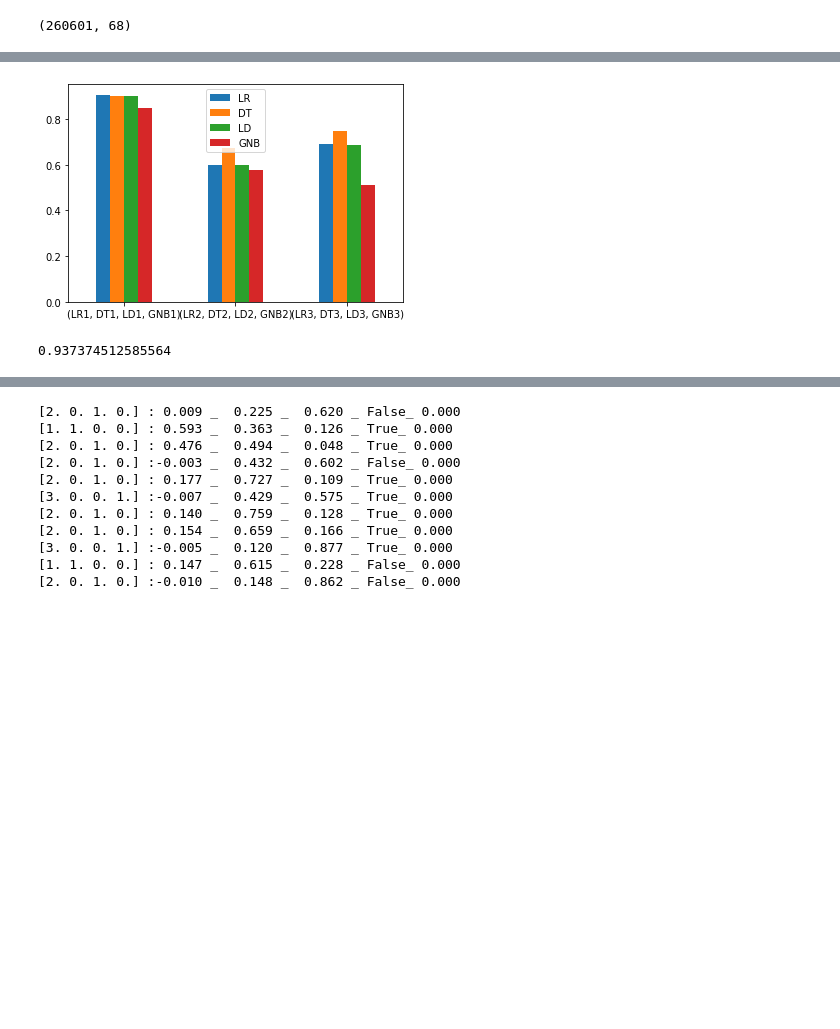
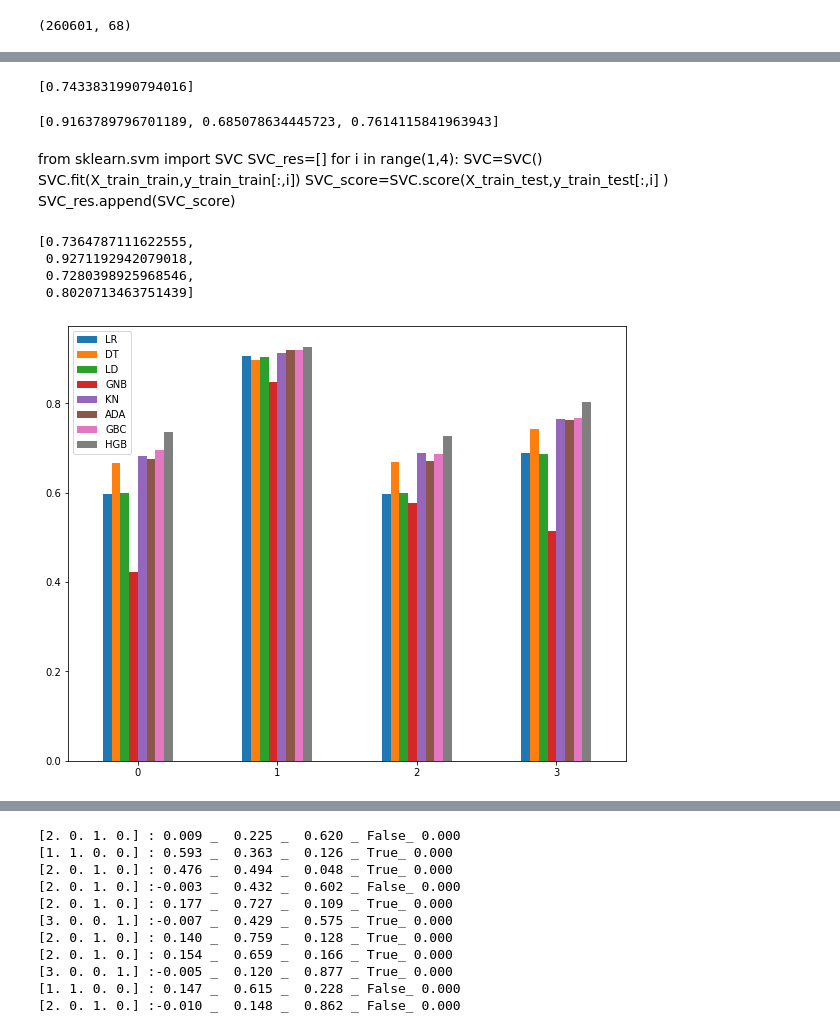
Before and after one commit to sipocz/_earthQuake, a Jupyter notebook: gpos_lin/_earthquake_distance_pos_keras.ipynb, the cells around one changed output, grey strips where cells are left out. Drawn from its saved outputs; the diff is of its cells as text; code cells hidden in the pictures; blank space fills up the shorter version.

```diff
--- a/gpos_lin/_earthquake_distance_pos_keras.ipynb
+++ b/gpos_lin/_earthquake_distance_pos_keras.ipynb
@@ -454,7 +496,7 @@ for i in range(1,4):
 # %%
 from sklearn.neighbors import KNeighborsClassifier
 KN_res=[]
-for i in range(1,4):
+for i in range(0,4):
     KN=KNeighborsClassifier()
     KN.fit(X_train_train,y_train_train[:,i])
     KN_score=KN.score(X_train_test,y_train_test[:,i] )
@@ -465,0 +504,25 @@ LR_res
+# %%
+from sklearn.ensemble import AdaBoostClassifier
+ADA_res=[]
+for i in range(0,4):
+    ADA=AdaBoostClassifier(n_estimators=300)
+    ADA.fit(X_train_train,y_train_train[:,i])
+    ADA_score=ADA.score(X_train_test,y_train_test[:,i] )
+    ADA_res.append(ADA_score)
+# %%
+from sklearn.ensemble import GradientBoostingClassifier
+GBC_res=[]
+for i in range(0,4):
+    GBC=GradientBoostingClassifier(n_estimators=200)
+    GBC.fit(X_train_train,y_train_train[:,i])
+    GBC_score=GBC.score(X_train_test,y_train_test[:,i] )
+    GBC_res.append(GBC_score)
+# %%
+from sklearn.experimental import enable_hist_gradient_boosting
+from sklearn.ensemble import HistGradientBoostingClassifier
+HGB_res=[]
+for i in range(0,1):
+    HGB=HistGradientBoostingClassifier(max_iter=3600, verbose=1, tol=1e-8)
+    HGB.fit(X_train_train,y_train_train[:,i])
+    HGB_score=HGB.score(X_train_test,y_train_test[:,i] )
+    HGB_res.append(HGB_score)
@@ -466,5 +547,28 @@ LR_res
+# %%
+HGB_res
+# %% [output]
+[0.7433831990794016]
+# %%
+GBC_res
+# %% [output]
+[0.9163789796701189, 0.685078634445723, 0.7614115841963943]
+# %% [markdown]
+from sklearn.svm import SVC
+SVC_res=[]
+for i in range(1,4):
+    SVC=SVC()
+    SVC.fit(X_train_train,y_train_train[:,i])
+    SVC_score=SVC.score(X_train_test,y_train_test[:,i] )
+    SVC_res.append(SVC_score)
+# %%
+HGB_res
+# %% [output]
+[0.7364787111622555,
+ 0.9271192942079018,
+ 0.7280398925968546,
+ 0.8020713463751439]
 # %%
-df=pd.DataFrame({'LR' : LR_res, 'DT': DT_res,'LD':LD_res,'GNB':GNB_res}, index=[['LR1',"LR2","LR3"],["DT1","DT2","DT3"],["LD1","LD2","LD3"],["GNB1","GNB2","GNB3"]])
-df.plot.bar(rot=0);
+df=pd.DataFrame({'LR' : LR_res, 'DT': DT_res,'LD':LD_res,'GNB':GNB_res, 'KN': KN_res,'ADA':ADA_res,'GBC':GBC_res,"HGB":HGB_res}, index=['0','1',"2","3"])
+df.plot.bar(rot=0,figsize=(10,8));
 # %% [output]
-[figure, old version]
+[figure, new version]
@@ -476,4 +574,0 @@ KN_score=KN.score(X_train_train,y_train_train[:,1])
-# %%
-KN_score
-# %% [output]
-0.937374512585564
```
Also changed, not shown: parts of 36 cells of this notebook, 27 other files.
